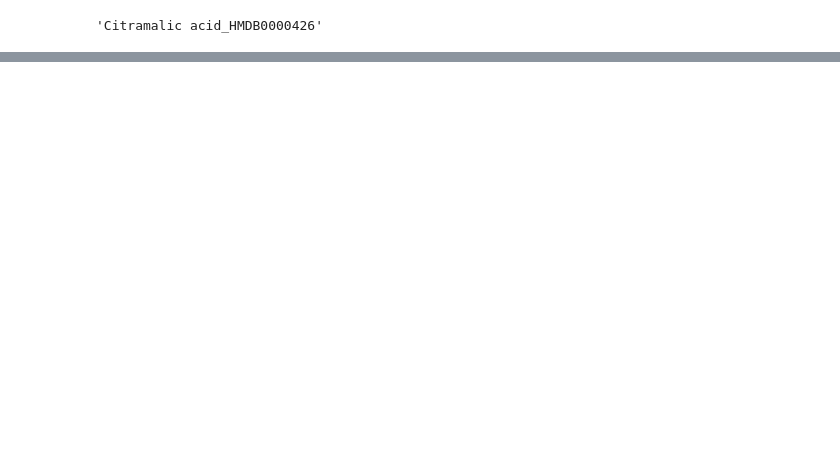
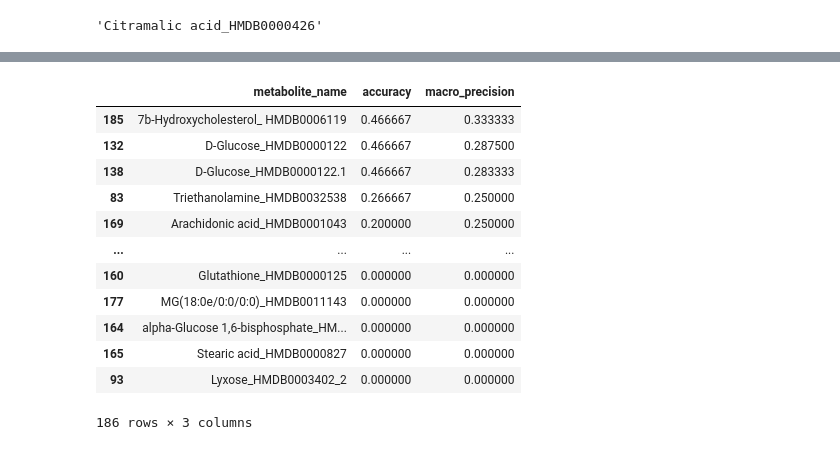
Before and after one commit to jiaqiw9/interpretation-of-metabolomics, a Jupyter notebook: feature_analysis/DS Project.ipynb, the cells around one changed output, grey strips where cells are left out. Saved outputs shown, nothing was run; the diff lists cells and outputs as text; code cells hidden in the pictures; blank space fills up the shorter version.

```diff
--- a/feature_analysis/DS Project.ipynb
+++ b/feature_analysis/DS Project.ipynb
@@ -281,0 +399,16 @@ fdfdasfdsafdsafdsaf
+# %%
+result.sort_values(by='macro_precision',ascending=False)
+# %% [output]
+|  | metabolite_name | accuracy | macro_precision |
+| 185 | 7b-Hydroxycholesterol_ HMDB0006119 | 0.466667 | 0.333333 |
+| 132 | D-Glucose_HMDB0000122 | 0.466667 | 0.287500 |
+| 138 | D-Glucose_HMDB0000122.1 | 0.466667 | 0.283333 |
+| 83 | Triethanolamine_HMDB0032538 | 0.266667 | 0.250000 |
+| 169 | Arachidonic acid_HMDB0001043 | 0.200000 | 0.250000 |
+| ... | ... | ... | ... |
+| 160 | Glutathione_HMDB0000125 | 0.000000 | 0.000000 |
+| 177 | MG(18:0e/0:0/0:0)_HMDB0011143 | 0.000000 | 0.000000 |
+| 164 | alpha-Glucose 1,6-bisphosphate_HM... | 0.000000 | 0.000000 |
+| 165 | Stearic acid_HMDB0000827 | 0.000000 | 0.000000 |
+| 93 | Lyxose_HMDB0003402_2 | 0.000000 | 0.000000 |
+186 rows × 3 columns
```
Also changed, not shown: parts of 21 cells of this notebook, 1 other file.
